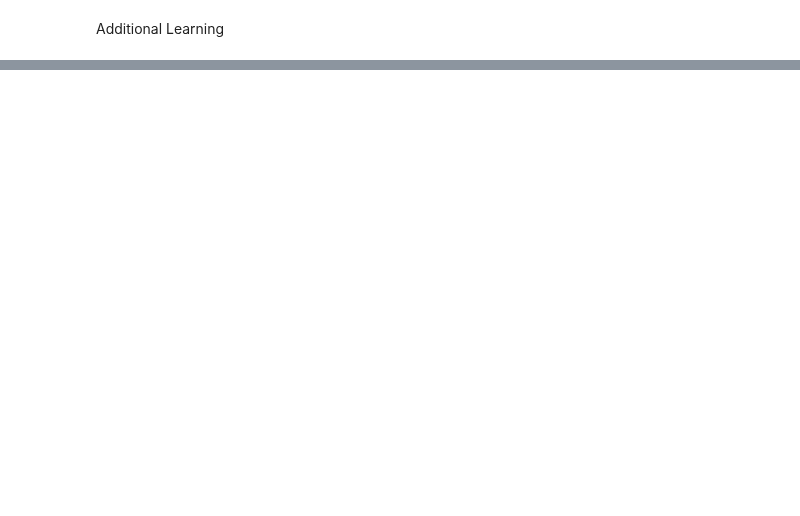
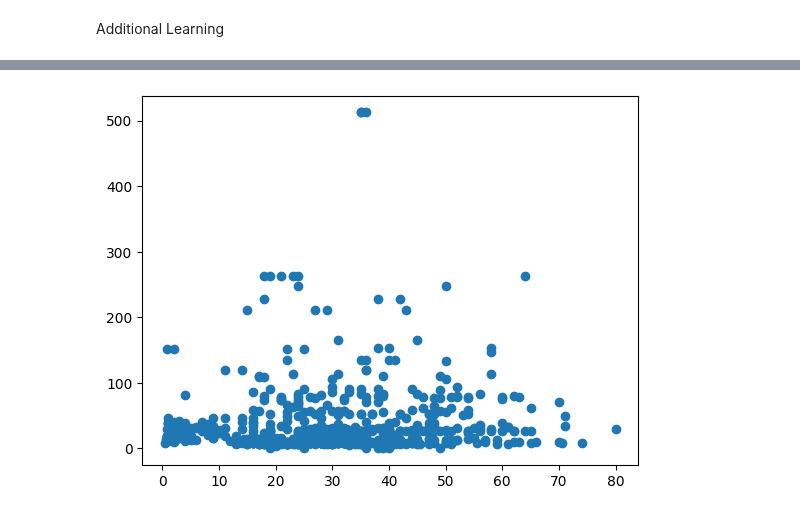
Before and after one commit to FairozAhmadSheikh/ML_bootcamp, a Jupyter notebook: Plotting/Matplot.ipynb, the cells around one changed output, grey strips where cells are left out. Saved outputs shown, nothing was run; the diff lists cells and outputs as text; code cells hidden in the pictures; blank space fills up the shorter version.

```diff
--- a/Plotting/Matplot.ipynb
+++ b/Plotting/Matplot.ipynb
@@ -18,0 +43,2 @@ Additional Learning
+# %%
+data2=pd.read_csv("https://raw.githubusercontent.com/sunnysavita10/Statistics-With-Python-CompleteGuide/refs/heads/main/Titanic.csv")
@@ -18,0 +61,8 @@ Additional Learning
+# %%
+X=data2['Age']
+y=data2['Fare']
+fig,ax=plt.subplots()
+ax.scatter(X,y)
+plt.show()
+# %% [output]
+[figure, added]
```
Also changed, not shown: parts of 11 cells of this notebook, 1 other file.
